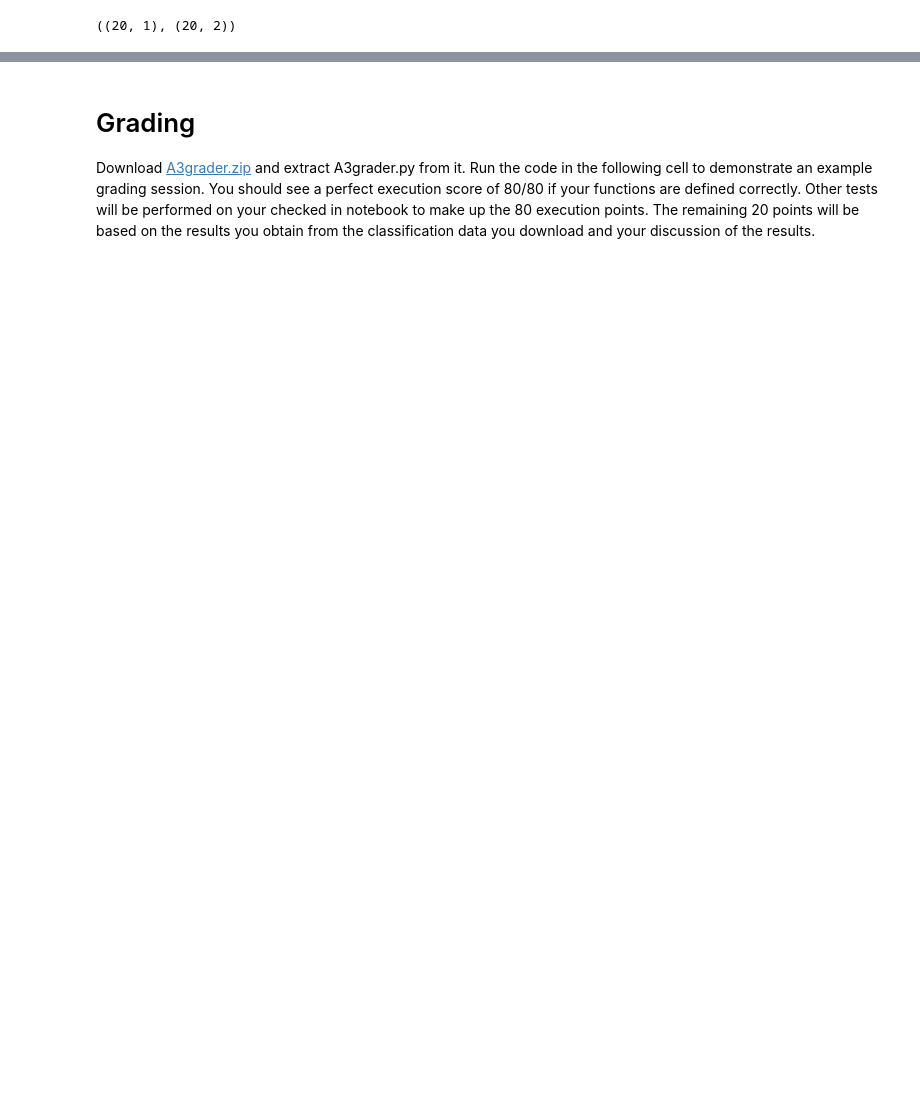
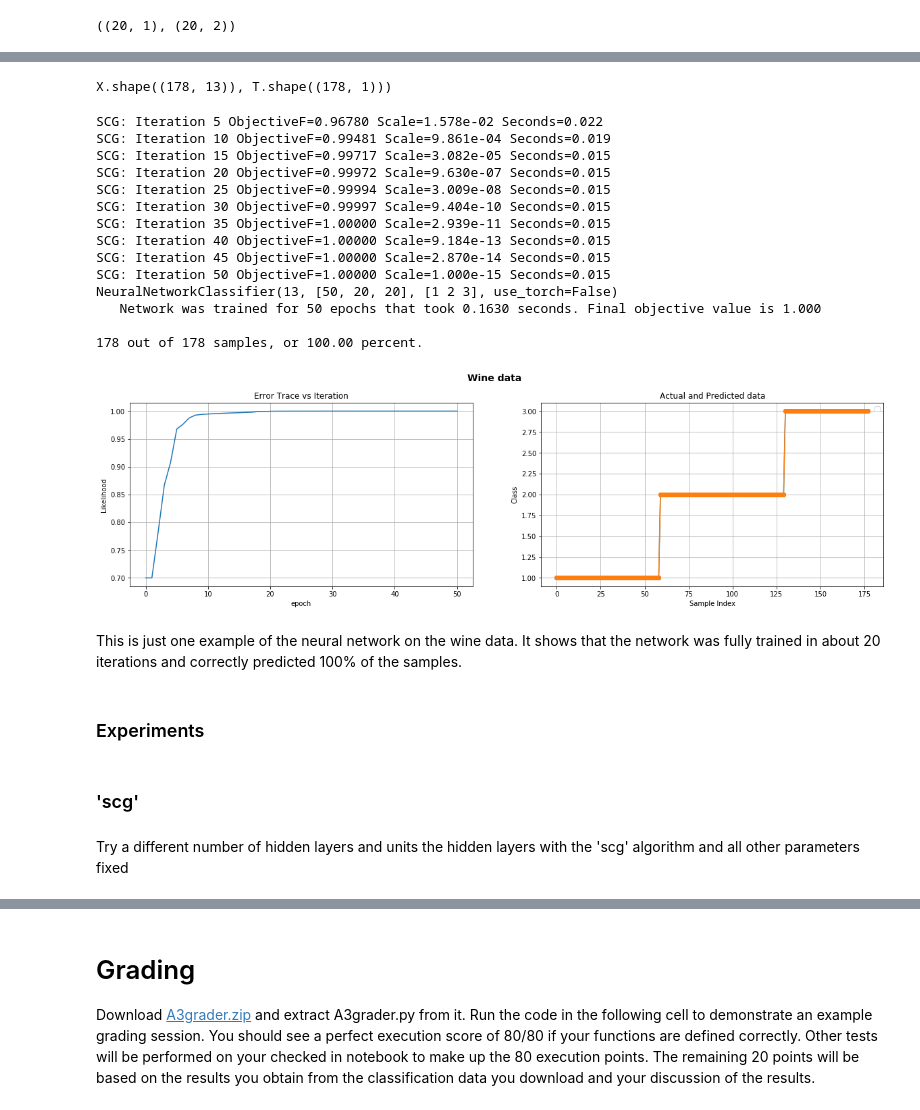
Before and after one commit to bstaab/CS545_MachineLearning, a Jupyter notebook: assignments/A3/Staab-A3.ipynb, the cells around one changed output, grey strips where cells are left out. Drawn from its saved outputs; the diff is of its cells as text; code cells hidden in the pictures; blank space fills up the shorter version.

```diff
--- a/assignments/A3/Staab-A3.ipynb
+++ b/assignments/A3/Staab-A3.ipynb
@@ -411,0 +213,21 @@ plt.legend(['$T_0$', '$T_1$', '$Y_0$', '$Y_1']);
+# %%
+def run_and_plot(title, ni, hl, cl, X, T, e, m, lr, mr):
+    nnet, T, Y_classes = run(ni, hl, cl, X, T, e, m, lr, mr)
+    plot_data(title, nnet.get_error_trace(), T, Y_classes)
+    n_correct = (Y_classes == T).sum()
+    print(nnet)
+    print('')
+    print(f'{n_correct} out of {T.shape[0]} samples, or {n_correct/T.shape[0]*100:.2f} percent.')
+# %%
+# Function to run a test a plot the results
+# The run portion creates, trains and uses a network
+# The plot portion uses another helper function
+def run_and_plot(title, ni, hl, cl, X, T, e, m, lr, mr):
+    nnet = NeuralNetworkClassifier(ni, hl, cl)
+    nnet.train(X, T, e, m, lr, mr)
+    Y_classes, Y = nnet.use(X)
+    plot_data(title, nnet.get_error_trace(), T, Y_classes)
+    n_correct = (Y_classes == T).sum()
+    print(nnet)
+    print('')
+    print(f'{n_correct} out of {T.shape[0]} samples, or {n_correct/T.shape[0]*100:.2f} percent.')
@@ -634,0 +460,48 @@ plt.legend(['Target Class', 'Predicted Class']);
+# %%
+# Load data from the CSV file
+data = np.loadtxt('wine.data', delimiter=",")
+
+# The first column is the class
+# Take all rows, first column
+T = data[:,0].reshape(-1,1).astype(int)
+
+# Get class list from the Target Data
+class_list = list(np.unique(T))
+
+# Data is everything except first column
+# Take all rows, all but first colum
+X = data[:,1:]
+
+# Get the number of inputs from the data
+num_inputs = X.shape[1]
+
+# Print some usefull info
+print(f'X.shape({X.shape}), T.shape({T.shape}))')
+# %% [output]
+X.shape((178, 13)), T.shape((178, 1)))
+# %%
+run_and_plot('Wine data', num_inputs, [50, 20, 20], class_list, X, T, 50, 'scg', 0.001, 0.0)
+# %% [output]
+SCG: Iteration 5 ObjectiveF=0.96780 Scale=1.578e-02 Seconds=0.022
+SCG: Iteration 10 ObjectiveF=0.99481 Scale=9.861e-04 Seconds=0.019
+SCG: Iteration 15 ObjectiveF=0.99717 Scale=3.082e-05 Seconds=0.015
+SCG: Iteration 20 ObjectiveF=0.99972 Scale=9.630e-07 Seconds=0.015
+SCG: Iteration 25 ObjectiveF=0.99994 Scale=3.009e-08 Seconds=0.015
+SCG: Iteration 30 ObjectiveF=0.99997 Scale=9.404e-10 Seconds=0.015
+SCG: Iteration 35 ObjectiveF=1.00000 Scale=2.939e-11 Seconds=0.015
+SCG: Iteration 40 ObjectiveF=1.00000 Scale=9.184e-13 Seconds=0.015
+SCG: Iteration 45 ObjectiveF=1.00000 Scale=2.870e-14 Seconds=0.015
+SCG: Iteration 50 ObjectiveF=1.00000 Scale=1.000e-15 Seconds=0.015
+NeuralNetworkClassifier(13, [50, 20, 20], [1 2 3], use_torch=False)
+   Network was trained for 50 epochs that took 0.1630 seconds. Final objective value is 1.000
+
+178 out of 178 samples, or 100.00 percent.
+[figure, added]
+# %% [markdown]
+This is just one example of the neural network on the wine data. It shows that the network was fully trained in about 20 iterations and correctly predicted 100% of the samples.
+# %% [markdown]
+### Experiments
+# %% [markdown]
+### 'scg'
+# %% [markdown]
+Try a different number of hidden layers and units the hidden layers with the 'scg' algorithm and all other parameters fixed
```
Also changed, not shown: parts of 128 cells of this notebook, 1 other file.
